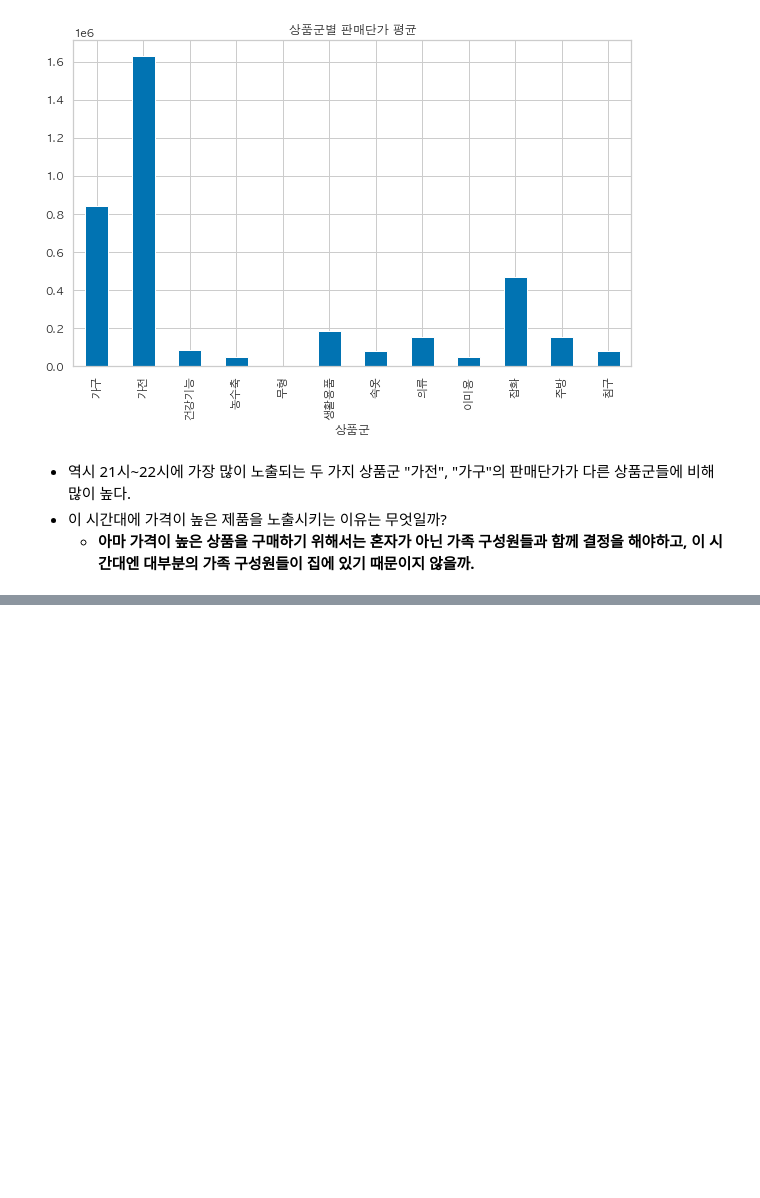
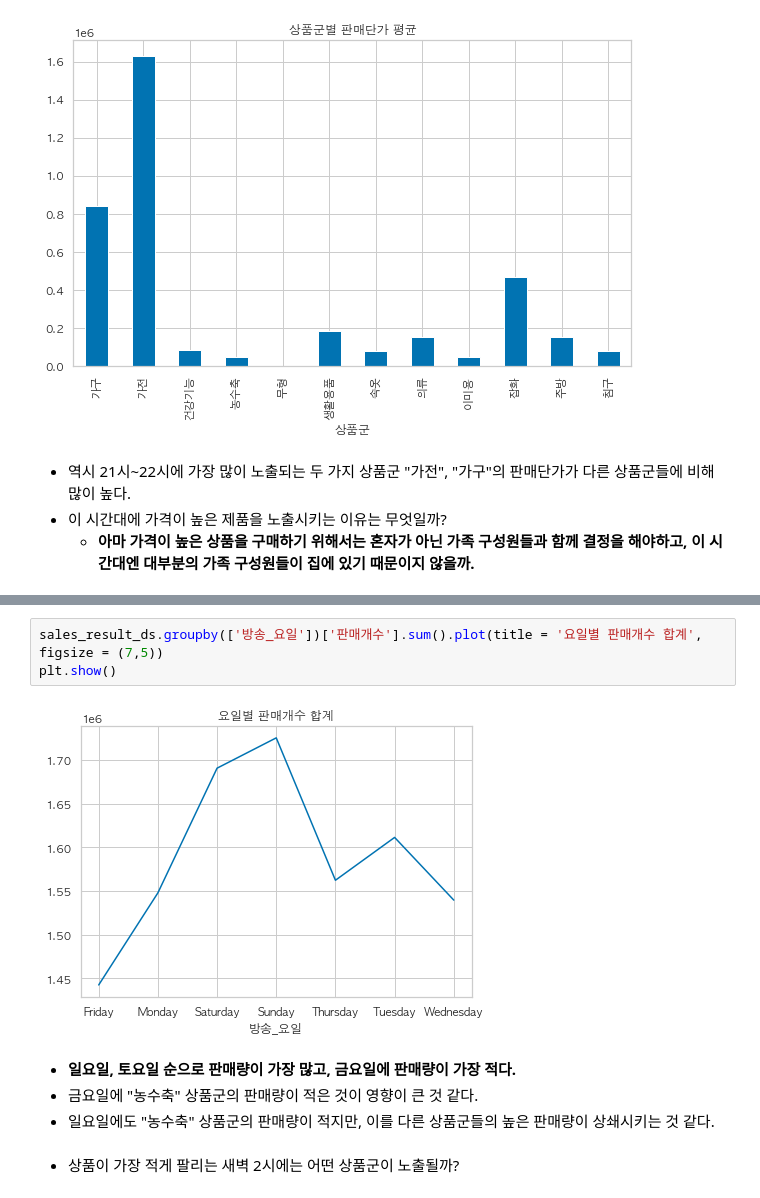
Before and after one commit to HongyeobKim/Project, a Jupyter notebook: NS-Shop/Data-Preparation-and-Exploration.ipynb, the cells around one changed output, grey strips where cells are left out. Drawn from its saved outputs; the diff is of its cells as text; blank space fills up the shorter version.

```diff
--- a/NS-Shop/Data-Preparation-and-Exploration.ipynb
+++ b/NS-Shop/Data-Preparation-and-Exploration.ipynb
@@ -442,0 +472,11 @@ plt.show()
+# %%
+sales_result_ds.groupby(['방송_요일'])['판매개수'].sum().plot(title = '요일별 판매개수 합계', figsize = (7,5))
+plt.show()
+# %% [output]
+[figure, added]
+# %% [markdown]
+- __일요일, 토요일 순으로 판매량이 가장 많고, 금요일에 판매량이 가장 적다.__
+- 금요일에 "농수축" 상품군의 판매량이 적은 것이 영향이 큰 것 같다.
+- 일요일에도 "농수축" 상품군의 판매량이 적지만, 이를 다른 상품군들의 높은 판매량이 상쇄시키는 것 같다.
+# %% [markdown]
+- 상품이 가장 적게 팔리는 새벽 2시에는 어떤 상품군이 노출될까?
```
Also changed, not shown: parts of 11 cells of this notebook.
